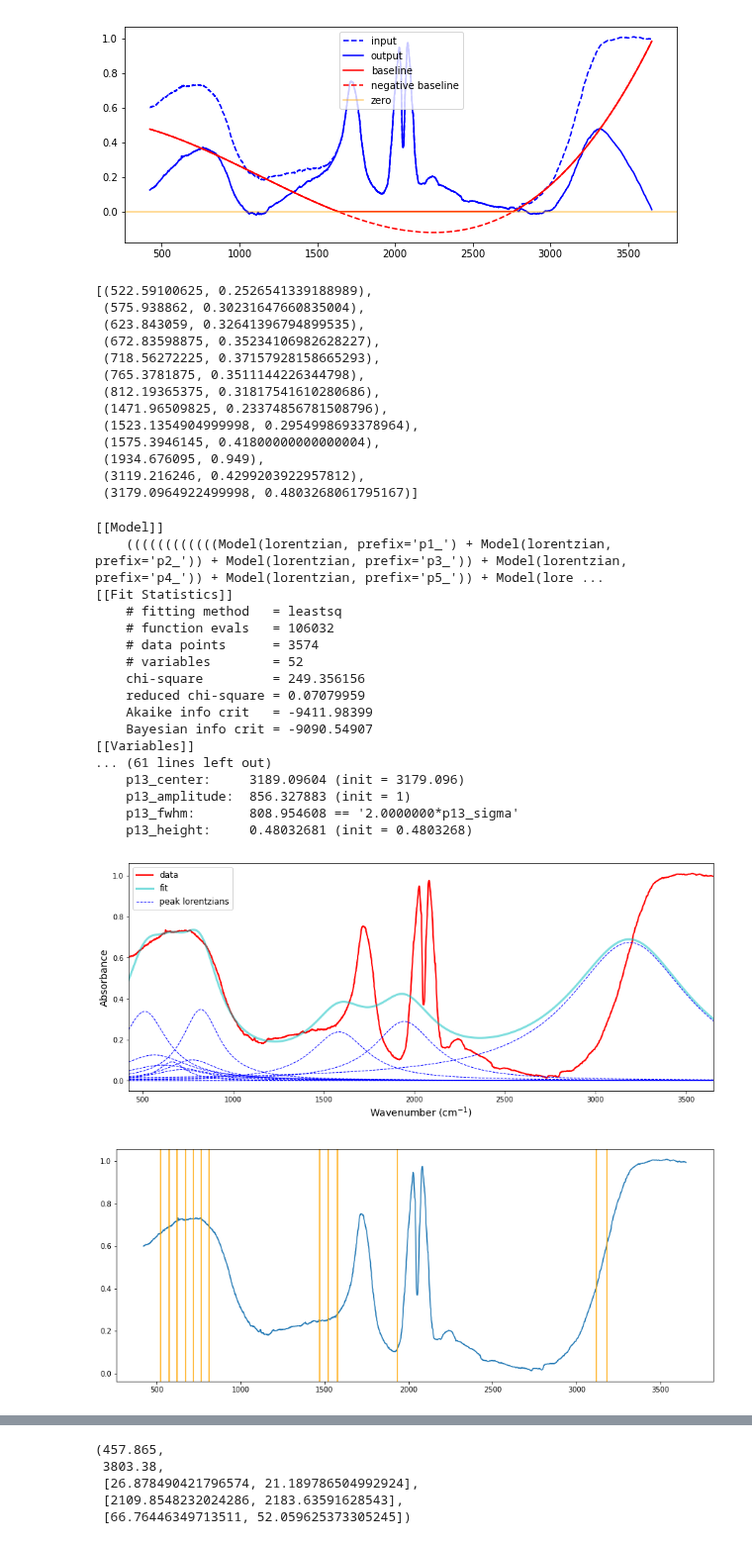
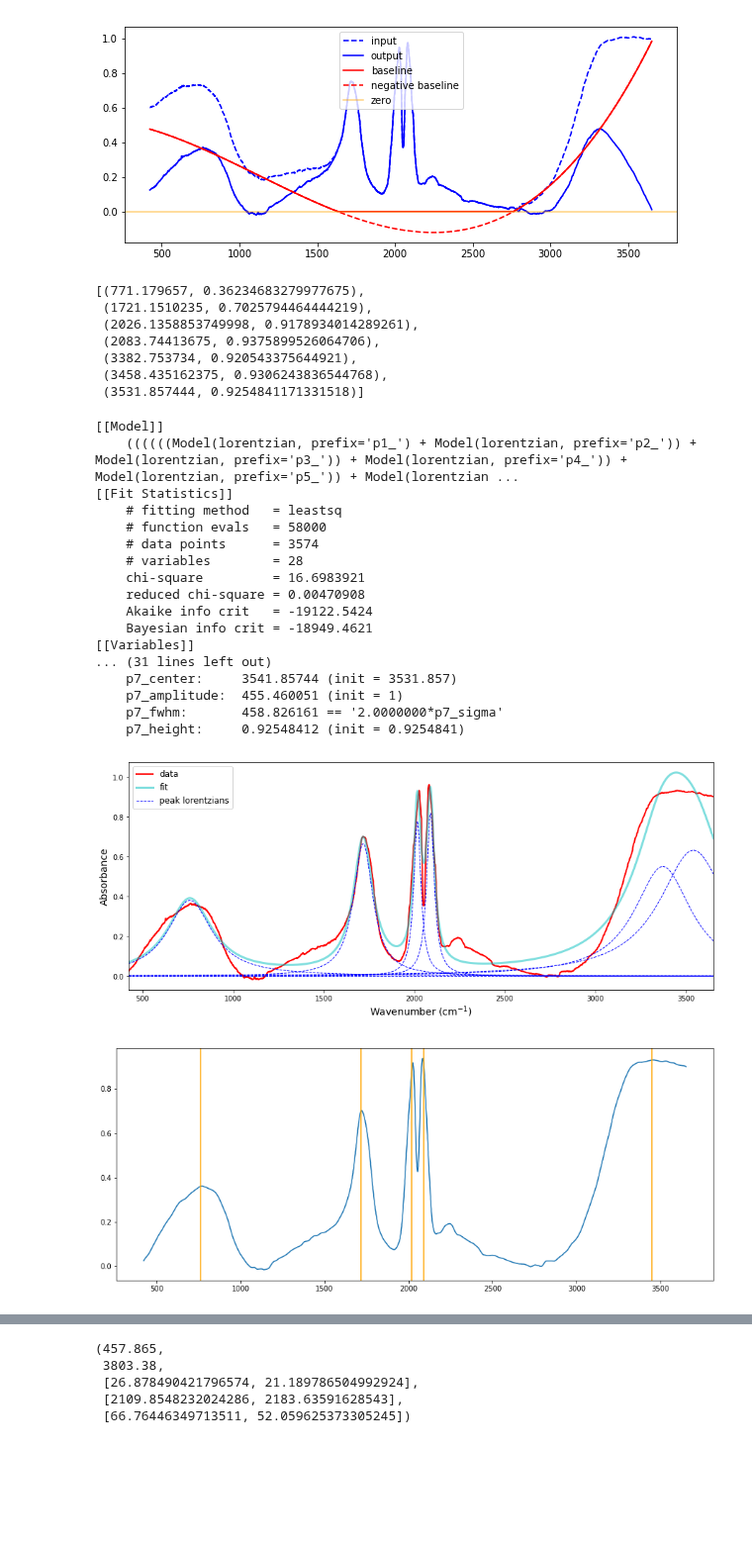
Before and after one commit to raman-noodles/Raman-noodles, a Jupyter notebook: examples/spectrafit_example.ipynb, the cells around one changed output, grey strips where cells are left out. Shown at 99% size. Cells and saved outputs as stored; diff of their text form; code cells hidden in the pictures; blank space fills up the shorter version.

Commit message:
explored smoothing and fixed a couple variable calls that appeared to be incorrect

```diff
--- a/examples/spectrafit_example.ipynb
+++ b/examples/spectrafit_example.ipynb
@@ -118,11 +111,22 @@ for i in range(len(fit_peak_data)):
 water = shoyu_data_dict['WATER']
 x_water = water['x']
 y_water = water['y']
+y_water = spectrafit.subtract_baseline(y_water)
 
 
 co = shoyu_data_dict['CARBON MONOXIDE']
 x_co = co['x']
 y_co = co['y']
+y_co = spectrafit.subtract_baseline(y_co)
 
-x_pseudo = (co['x']+water['x'][:len(x_co)])/2
-y_pseudo =co['y']+water['y'][:len(x_co)]
+# x_pseudo = (co['x']+water['x'][:len(x_co)])/2
+# y_pseudo =co['y']+water['y'][:len(x_co)]
+
+x_pseudo = (x_co+x_water[:len(x_co)])/2
+y_pseudo = y_co + y_water[:len(x_co)]
+import rampy as rp
+y_pseudo_smooth = rp.smooth(x_pseudo,y_pseudo,method="savgol",window_length=51, polyorder=3)
+
+plt.figure(figsize = (15,5))
+plt.plot(x_pseudo, y_pseudo, linewidth=5)
+plt.plot(x_pseudo, y_pseudo_smooth)
@@ -140,24 +147,18 @@ y_data = spectrafit.subtract_baseline(y_pseudo, deg=3, plot=True, x_data=x_pseud
 [figure]
 # %%
 # detect peaks
-peaks = spectrafit.find_peaks(x_data, y_data, thres=0.25, min_dist=50)
+peaks = spectrafit.find_peaks(x_pseudo, y_pseudo_smooth, thres=0.25, min_dist=50)
 # from operator import itemgetter
 #peaks = sorted(peaks, key=itemgetter(1), reverse=True)[:5]
 peaks
 # %% [output]
-[(522.59100625, 0.2526541339188989),
- (575.938862, 0.30231647660835004),
- (623.843059, 0.32641396794899535),
- (672.83598875, 0.35234106982628227),
- (718.56272225, 0.37157928158665293),
- (765.3781875, 0.3511144226344798),
- (812.19365375, 0.31817541610280686),
- (1471.96509825, 0.23374856781508796),
- (1523.1354904999998, 0.2954998693378964),
- (1575.3946145, 0.41800000000000004),
- (1934.676095, 0.949),
- (3119.216246, 0.4299203922957812),
- (3179.0964922499998, 0.4803268061795167)]
+[(771.179657, 0.36234683279977675),
+ (1721.1510235, 0.7025794464444219),
+ (2026.1358853749998, 0.9178934014289261),
+ (2083.74413675, 0.9375899526064706),
+ (3382.753734, 0.920543375644921),
+ (3458.435162375, 0.9306243836544768),
+ (3531.857444, 0.9254841171331518)]
 # %%
 # assign parameters for least squares fit
 mod, pars = spectrafit.lorentz_params(peaks)
@@ -166,34 +167,36 @@ mod, pars = spectrafit.lorentz_params(peaks)
 out = spectrafit.model_fit(x_pseudo, y_pseudo, mod, pars, report=True)
 # %% [output]
 [[Model]]
-    ((((((((((((Model(lorentzian, prefix='p1_') + Model(lorentzian, prefix='p2_')) + Model(lorentzian, prefix='p3_')) + Model(lorentzian, prefix='p4_')) + Model(lorentzian, prefix='p5_')) + Model(lore ...
+    ((((((Model(lorentzian, prefix='p1_') + Model(lorentzian, prefix='p2_')) + Model(lorentzian, prefix='p3_')) + Model(lorentzian, prefix='p4_')) + Model(lorentzian, prefix='p5_')) + Model(lorentzian ...
 [[Fit Statistics]]
     # fitting method   = leastsq
-    # function evals   = 106032
+    # function evals   = 58000
     # data points      = 3574
-    # variables        = 52
-    chi-square         = 249.356156
-    reduced chi-square = 0.07079959
-    Akaike info crit   = -9411.98399
-    Bayesian info crit = -9090.54907
+    # variables        = 28
+    chi-square         = 16.6983921
+    reduced chi-square = 0.00470908
+    Akaike info crit   = -19122.5424
+    Bayesian info crit = -18949.4621
 [[Variables]]
-... (61 lines left out)
-    p13_center:     3189.09604 (init = 3179.096)
-    p13_amplitude:  856.327883 (init = 1)
-    p13_fwhm:       808.954608 == '2.0000000*p13_sigma'
-    p13_height:     0.48032681 (init = 0.4803268)
+... (31 lines left out)
+    p7_center:     3541.85744 (init = 3531.857)
+    p7_amplitude:  455.460051 (init = 1)
+    p7_fwhm:       458.826161 == '2.0000000*p7_sigma'
+    p7_height:     0.92548412 (init = 0.9254841)
 # %%
 # plot fit results
 spectrafit.plot_fit(x_pseudo, y_pseudo, out, plot_components=True)
 # %% [output]
-[figure, old version]
+[figure, new version]
 # %%
+peaks2 = spectrafit.find_peaks(x_pseudo, out.best_fit, thres=0.25, min_dist=50)
+
 fig = plt.figure(figsize=(15,6))
-plt.plot(x_pseudo, y_pseudo)
-for i in range(len(peaks)):
-    plt.axvline(x=peaks[i][0], color='orange')
+plt.plot(x_pseudo, y_pseudo_smooth)
+for i in range(len(peaks2)):
+    plt.axvline(x=peaks2[i][0], color='orange')
 # %% [output]
-[figure, old version]
+[figure, new version]
 # %%
 # export data in logical structure (see docstring)
 fit_peak_data = spectrafit.export_fit_data(out)
```
Also changed, not shown: parts of 5 cells of this notebook.
